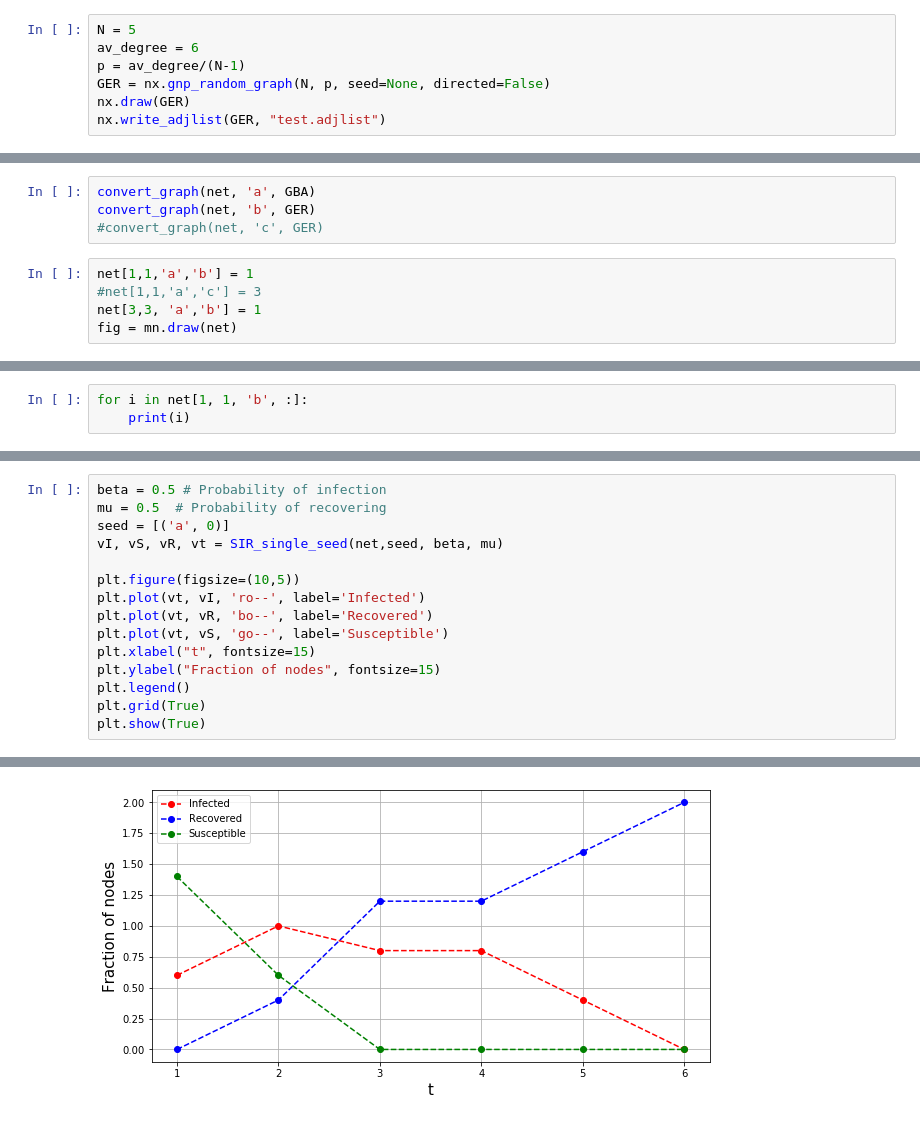
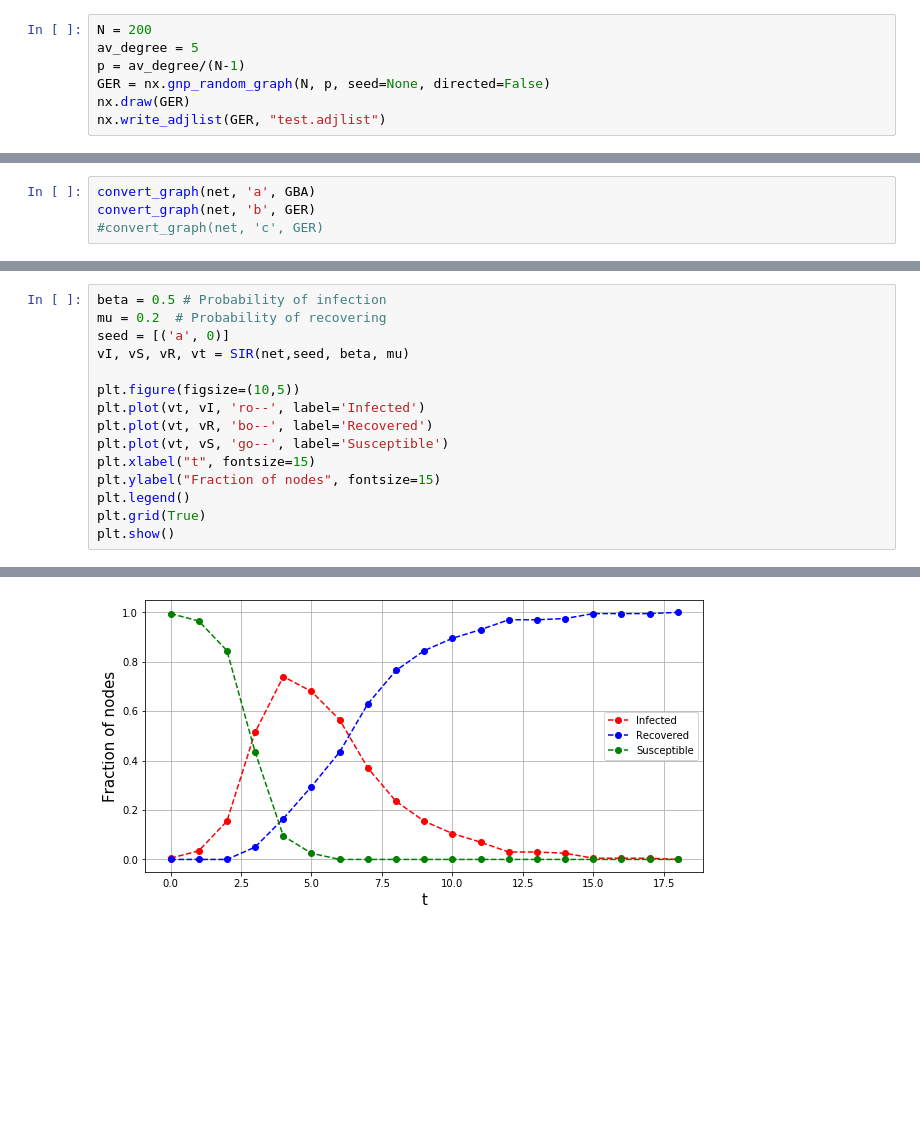
Before and after one commit to PauloMRocha/Epidemics_In_Multilayer_Networks, a Jupyter notebook: Multilayer Epidemics.ipynb, the cells around one changed output, grey strips where cells are left out. Saved outputs shown, nothing was run; the diff lists cells and outputs as text; blank space fills up the shorter version.

```diff
--- a/Multilayer Epidemics.ipynb
+++ b/Multilayer Epidemics.ipynb
@@ -24,6 +43,6 @@ nx.draw(GBA)
 # %%
-N = 5
-av_degree = 6
+N = 200
+av_degree = 5
 p = av_degree/(N-1)
 GER = nx.gnp_random_graph(N, p, seed=None, directed=False)
 nx.draw(GER)
@@ -39,8 +58,3 @@ net.add_layer('b')
 convert_graph(net, 'a', GBA)
 convert_graph(net, 'b', GER)
 #convert_graph(net, 'c', GER)
-# %%
-net[1,1,'a','b'] = 1
-#net[1,1,'a','c'] = 3
-net[3,3, 'a','b'] = 1
-fig = mn.draw(net)
@@ -49,3 +60,0 @@ fig = mn.draw(net)
-# %%
-for i in net[1, 1, 'b', :]:
-    print(i)
@@ -128,8 +352,8 @@ def SIR_single_seed(G, seed, beta=0.3, mu=1):
 # %%
 beta = 0.5 # Probability of infection
-mu = 0.5  # Probability of recovering
+mu = 0.2  # Probability of recovering
 seed = [('a', 0)]
-vI, vS, vR, vt = SIR_single_seed(net,seed, beta, mu)
+vI, vS, vR, vt = SIR(net,seed, beta, mu)
 
 plt.figure(figsize=(10,5))
 plt.plot(vt, vI, 'ro--', label='Infected')
@@ -139,5 +363,5 @@ plt.xlabel("t", fontsize=15)
 plt.ylabel("Fraction of nodes", fontsize=15)
 plt.legend()
 plt.grid(True)
-plt.show(True)
+plt.show()
 # %% [output]
@@ -161 +368 @@ infected: (0, 'a')
-[figure, old version]
+[figure, new version]
```
Also changed, not shown: parts of 17 cells of this notebook, 1 other file.
